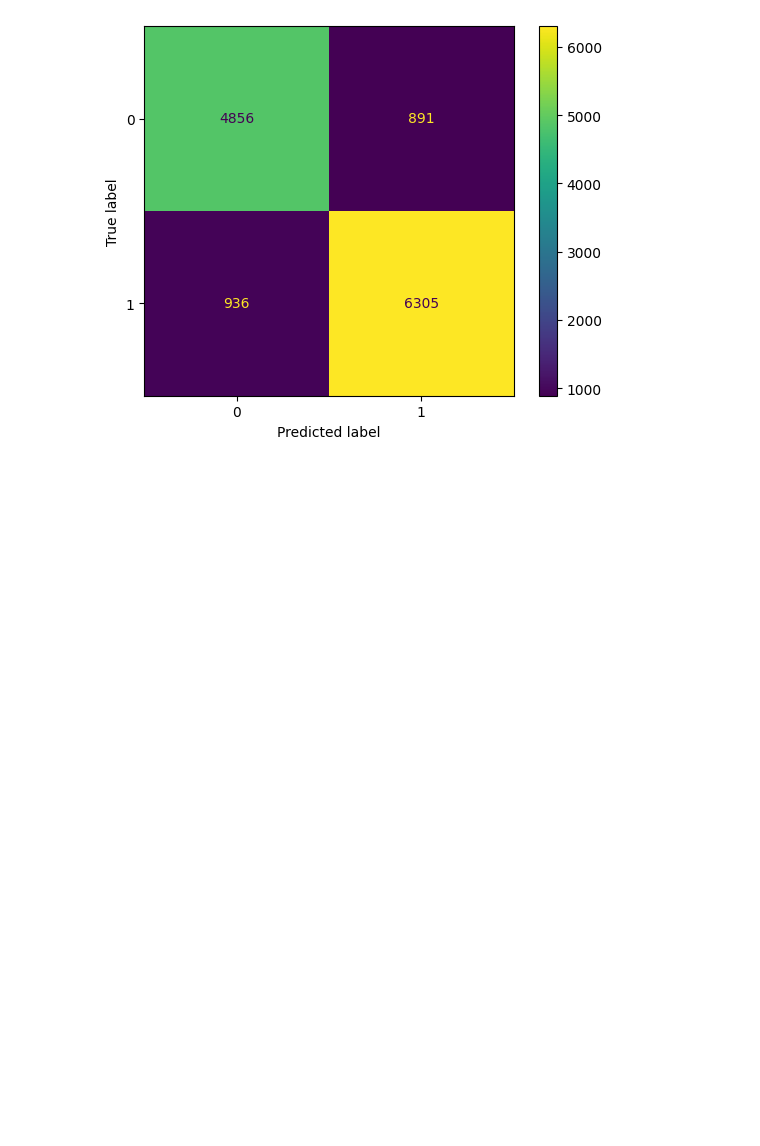
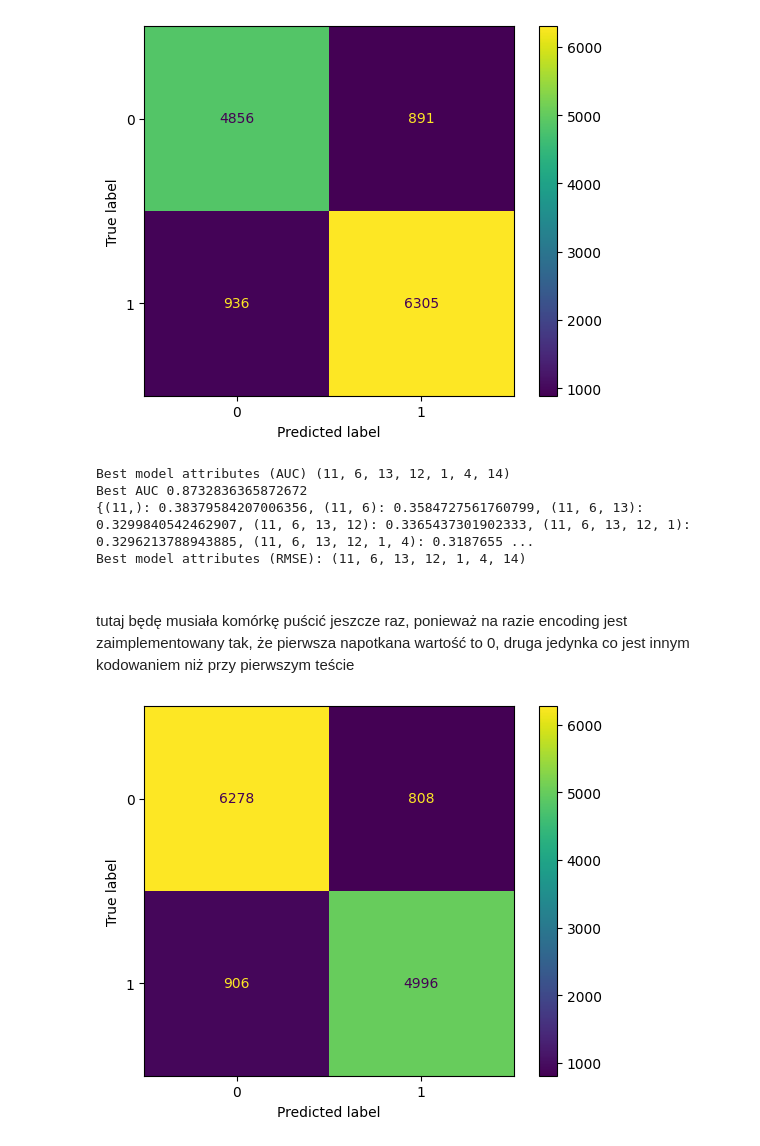
Before and after one commit to justyna3773/selective_naive_bayes, a Jupyter notebook: airlines.ipynb, the cells around one changed output. Cells and saved outputs as stored; diff of their text form; code cells hidden in the pictures; blank space fills up the shorter version.

```diff
--- a/airlines.ipynb
+++ b/airlines.ipynb
@@ -141,3 +156,30 @@ disp.plot()
 plt.show()
 # %% [output]
 [figure]
+# %%
+snb.select_best_model(zero_one_loss=True)
+# %% [output]
+Best model attributes (AUC) (11, 6, 13, 12, 1, 4, 14)
+Best AUC 0.8732836365872672
+{(11,): 0.38379584207006356, (11, 6): 0.3584727561760799, (11, 6, 13): 0.3299840542462907, (11, 6, 13, 12): 0.3365437301902333, (11, 6, 13, 12, 1): 0.3296213788943885, (11, 6, 13, 12, 1, 4): 0.3187655 ...
+Best model attributes (RMSE): (11, 6, 13, 12, 1, 4, 14)
+# %%
+preds = []
+gold = []
+for ind, example in test.iterrows():
+        prediction = snb.classify(example, zero_loss=True)
+        preds.append(prediction)
+        gold.append(example['satisfaction'])
+print(f'Accuracy Selective Naive Bayes with optimal attributes: {accuracy_score(gold, preds)}')
+# %% [markdown]
+##
+tutaj będę musiała komórkę puścić jeszcze raz, ponieważ na razie encoding jest zaimplementowany tak, że pierwsza napotkana wartość to 0, druga jedynka co jest innym kodowaniem niż przy pierwszym teście
+# %%
+from sklearn.metrics import confusion_matrix, ConfusionMatrixDisplay
+import matplotlib.pyplot as plt
+cm = confusion_matrix(gold, preds, labels=[0,1])
+disp = ConfusionMatrixDisplay(confusion_matrix=cm, display_labels=[0,1])
+disp.plot()
+plt.show()
+# %% [output]
+[figure, added]
```
Also changed, not shown: parts of 4 cells of this notebook, 5 other files.
